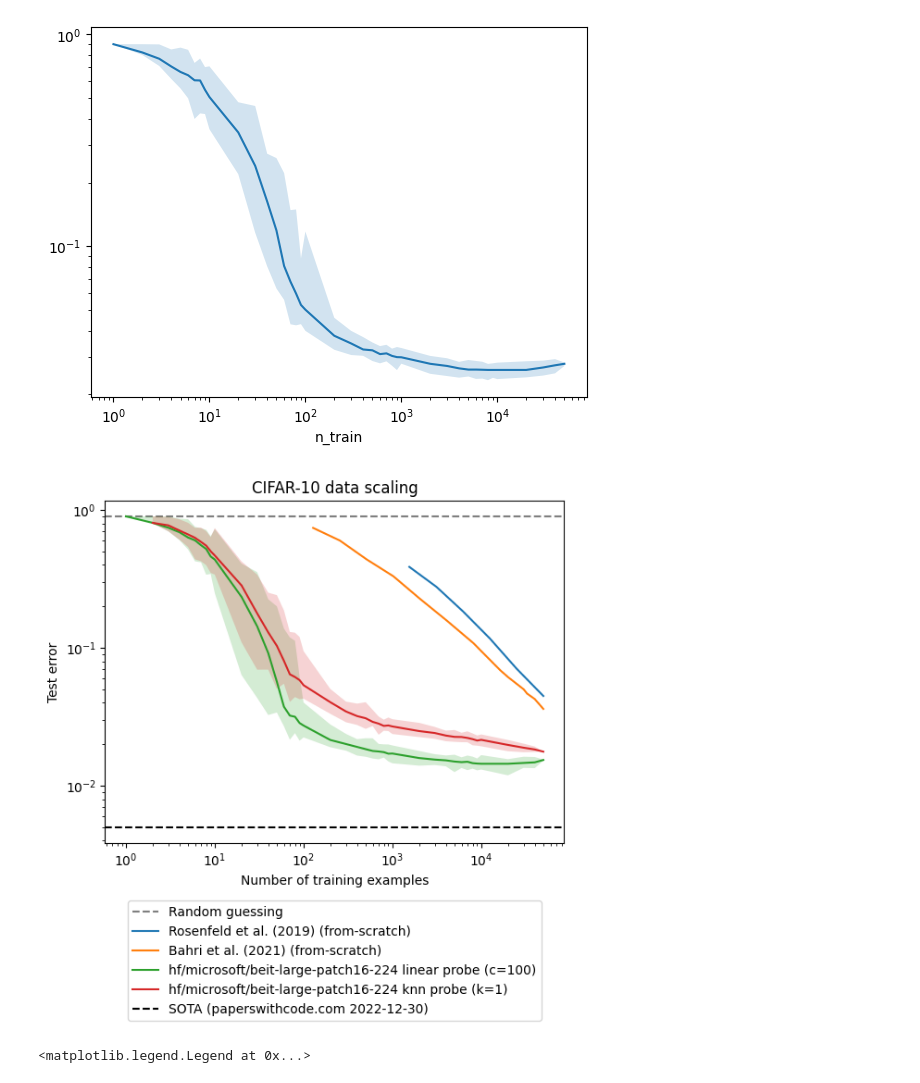
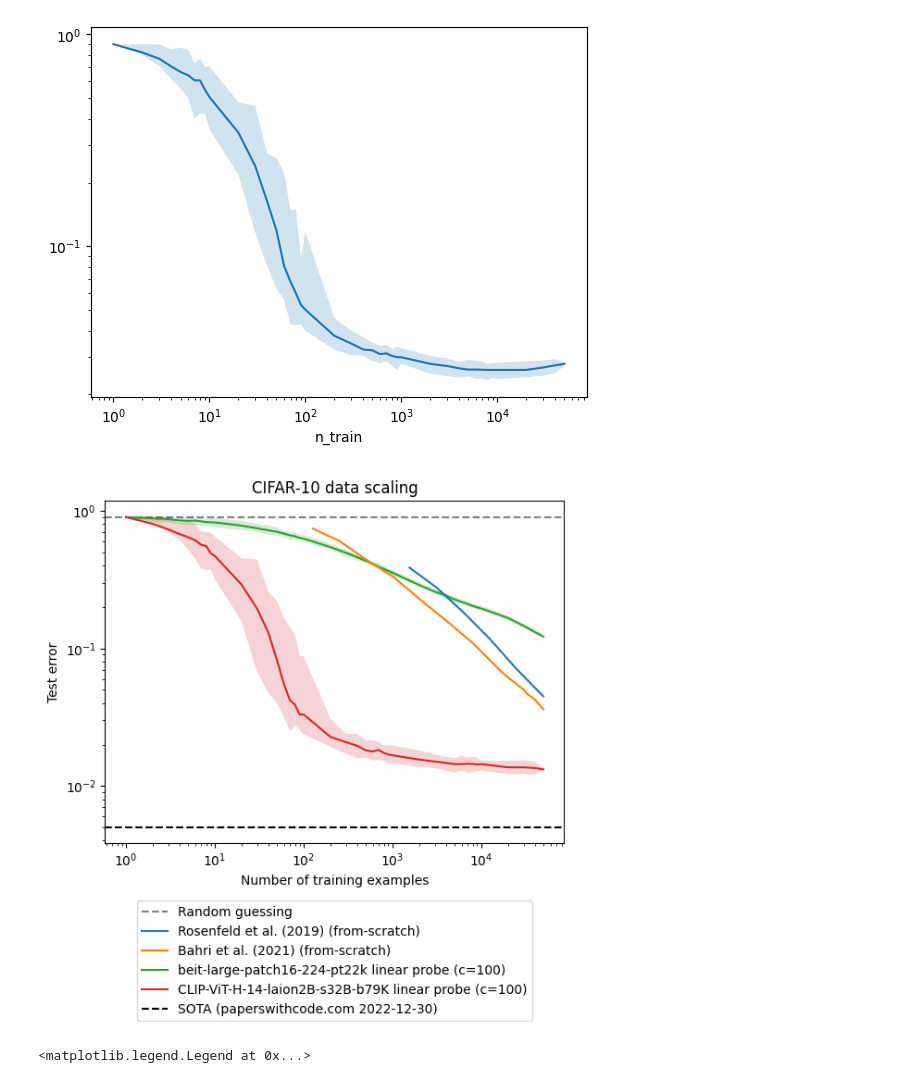
Before and after one commit to ed1d1a8d/scaling, a Jupyter notebook: notebooks/scaling-compare/cifar10.ipynb, the cells around one changed output. Cells and saved outputs as stored; diff of their text form; code cells hidden in the pictures.

```diff
--- a/notebooks/scaling-compare/cifar10.ipynb
+++ b/notebooks/scaling-compare/cifar10.ipynb
@@ -146,7 +146,8 @@ def plot_wandb_df(
         gb[target].quantile(0.5 + ci / 2),
         alpha=0.2,
         color=prev_color,
-        edgecolor="none"
+        edgecolor="none",
+        zorder=ax.lines[-1].get_zorder() - 1,
     )
 
 embedder_id = "openai/ViT-L/14"
@@ -188,20 +189,22 @@ plt.plot(
 # )
 
 for embedder_id in (
+    "hf/microsoft/beit-large-patch16-224-pt22k",
     # "openai/ViT-L/14",
-    # "hf/laion/CLIP-ViT-H-14-laion2B-s32B-b79K",
-    "hf/microsoft/beit-large-patch16-224",
+    "hf/laion/CLIP-ViT-H-14-laion2B-s32B-b79K",
+    # "hf/microsoft/beit-large-patch16-224",
 ):
     plot_wandb_df(
         df,
         query=f"embedder_id == '{embedder_id}' & probe == 'linear' & per_class == False",
-        label=f"{embedder_id} linear probe (c=100)",
+        label=f"{embedder_id.split('/')[-1]} linear probe (c=100)",
+        zorder=-10,
     )
-    plot_wandb_df(
-        df,
-        query=f"embedder_id == '{embedder_id}' & probe == 'knn' & per_class == False",
-        label=f"{embedder_id} knn probe (k=1)",
-    )
+    # plot_wandb_df(
+    #     df,
+    #     query=f"embedder_id == '{embedder_id}' & probe == 'knn' & per_class == False",
+    #     label=f"{embedder_id} knn probe (k=1)",
+    # )
     # plot_err(
     #     cdf.query(
     #         "probe == 'linear' & c == 0.01 & embedder_id == @embedder_id"
@@ -219,34 +222,34 @@ for embedder_id in (
 #     cdf.query("probe == 'knn' & k == 3"),
 #     label=f"{embedder_id} linear probe (balanced classes)",
 #     per_class=True,
 #     linestyle="--",
 # )
 
 # https://paperswithcode.com/sota/image-classification-on-cifar-10
 plt.axhline(
     1 - 0.995,
     color="k",
     linestyle="--",
     label="SOTA (paperswithcode.com 2022-12-30)",
     zorder=-10,
 )
 
 plt.title(f"CIFAR-10 data scaling")
 
 plt.xscale("log")
 plt.yscale("log")
 plt.xlabel("Number of training examples")
 plt.ylabel(f"Test error")
 
 # Plot legend underneath plot
 plt.legend(
     loc="upper center",
     bbox_to_anchor=(0.5, -0.15),
     ncol=1,
 )
 plt.show()
 # %% [output]
-[figure, old version]
+[figure, new version]
 # %%
 embedder_id = "openai/ViT-L/14"
 for i in range(10):
```
Also changed, not shown: parts of 2 cells of this notebook, 3 other files.
